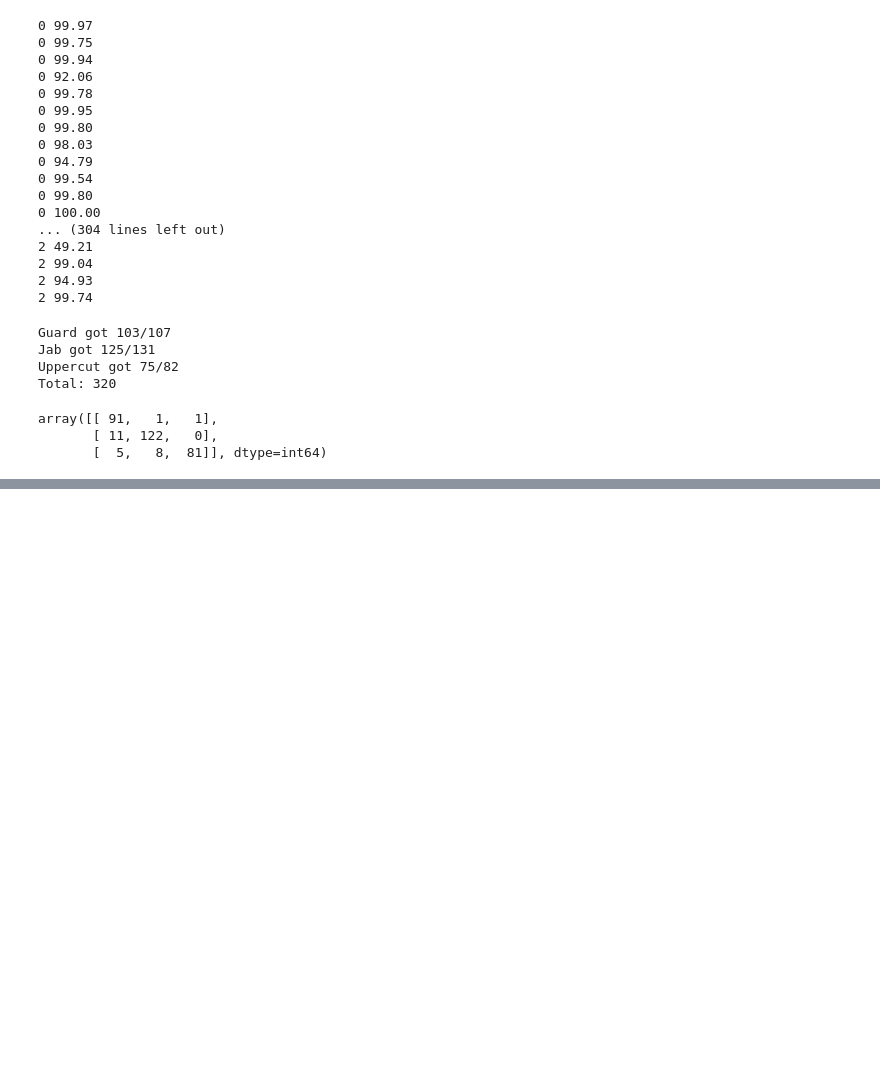
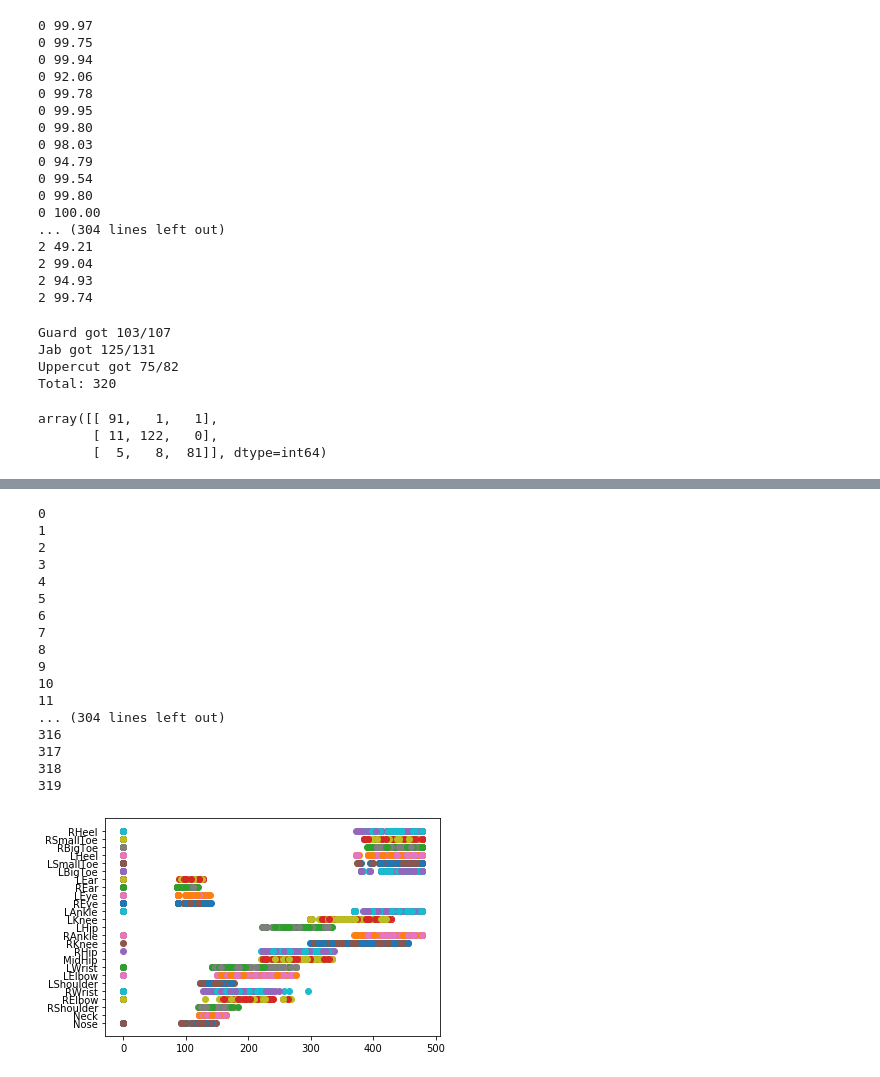
Before and after one commit to Za012/MMA-Posture, a Jupyter notebook: ML/JabPrediction.ipynb, the cells around one changed output, grey strips where cells are left out. Cells and saved outputs as stored; diff of their text form; code cells hidden in the pictures; blank space fills up the shorter version.

```diff
--- a/ML/JabPrediction.ipynb
+++ b/ML/JabPrediction.ipynb
@@ -445,0 +483,28 @@ array([[ 91,   1,   1],
+# %%
+count = 0
+for d in testX:
+    print(count)
+    i = 0
+    for jab in d[0]:
+        plt.scatter(jab[1], openPoseMap[i])
+        i+=1
+    count +=1
+# %% [output]
+0
+1
+2
+3
+4
+5
+6
+7
+8
+9
+10
+11
+... (304 lines left out)
+316
+317
+318
+319
+[figure, added]
```
Also changed, not shown: parts of 11 cells of this notebook, 2 other files.
